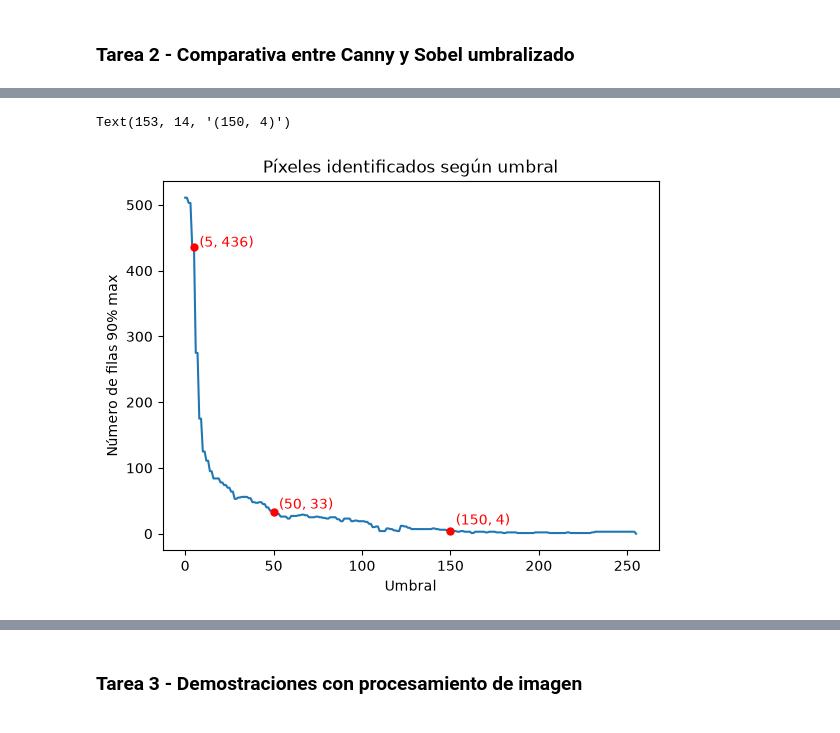
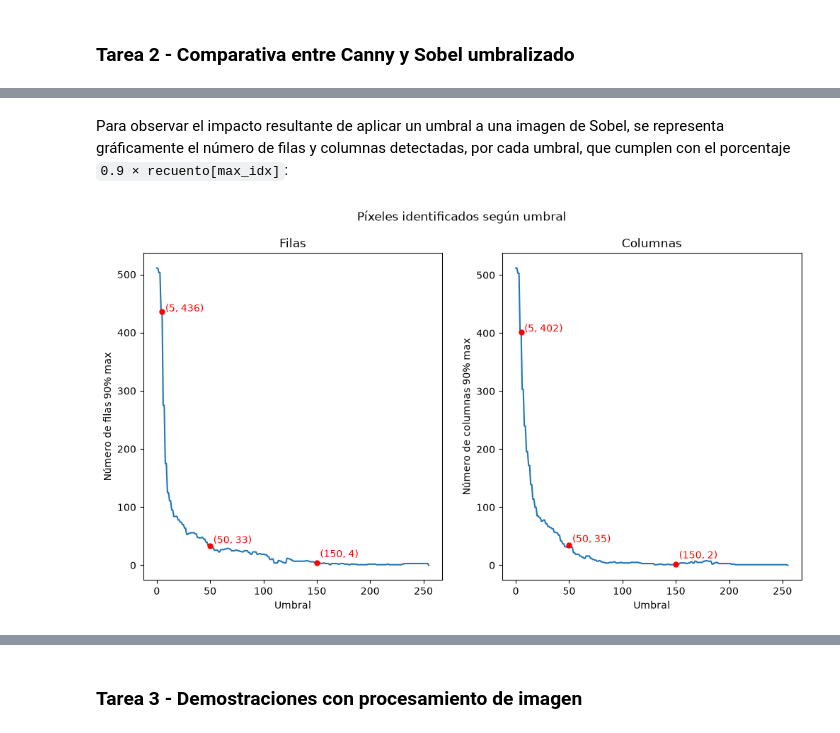
Before and after one commit to alejandra-rs/prac-VC, a Jupyter notebook: prac2/prac2.ipynb, the cells around one changed output, grey strips where cells are left out. Saved outputs shown, nothing was run; the diff lists cells and outputs as text; code cells hidden in the pictures.

```diff
--- a/prac2/prac2.ipynb
+++ b/prac2/prac2.ipynb
@@ -125,22 +135,43 @@ sobel = cv2.add(
 sobel8 = cv2.convertScaleAbs(sobel)
+# %% [markdown]
+Para observar el impacto resultante de aplicar un umbral a una imagen de Sobel, se representa gráficamente el número de filas y columnas detectadas, por cada umbral, que cumplen con el porcentaje `0.9 × recuento[max_idx]`:
+# %%
+def get_n_90max_idx(counts):
+    return len(find_max90_idx(counts, find_max_idx(counts)))
 # %%
-threshold_stats = []
+threshold_row_stats = []
+threshold_col_stats = []
 
 for threshold in range(0, 256):
     threshold_image_rows = row_counts(cv2.threshold(sobel8, threshold, 255, cv2.THRESH_BINARY)[1])
-    threshold_stats.append(len(find_max90_idx(threshold_image_rows, find_max_idx(threshold_image_rows))))
+    threshold_row_stats.append(get_n_90max_idx(threshold_image_rows))
+
+for threshold in range(0, 256):
+    threshold_image_cols = col_counts(cv2.threshold(sobel8, threshold, 255, cv2.THRESH_BINARY)[1])
+    threshold_col_stats.append(get_n_90max_idx(threshold_image_cols))
+# %%
+def plot_threshold_curve(threshold_stats, title, xlabel, ylabel):
+    plt.title(title)
+    plt.xlabel(xlabel)
+    plt.ylabel(ylabel)
+    plt.plot(threshold_stats)
+
+    plt.plot(5, threshold_stats[5], 'o', markersize=5, color='red')
+    plt.annotate(f'(5, {threshold_stats[5]})', xy=(5, threshold_stats[5]), xytext=(8, threshold_stats[5] + 0.5), color='red')
+    plt.plot(50, threshold_stats[50], 'o', markersize=5, color='red')
+    plt.annotate(f'(50, {threshold_stats[50]})', xy=(50, threshold_stats[50]), xytext=(53, threshold_stats[50] + 5), color='red')
+    plt.plot(150, threshold_stats[150], 'o', markersize=5, color='red')
+    plt.annotate(f'(150, {threshold_stats[150]})', xy=(150, threshold_stats[150]), xytext=(153, threshold_stats[150] + 10), color='red')
 # %%
-plt.title('Píxeles identificados según umbral')
-plt.xlabel('Umbral')
-plt.ylabel('Número de filas 90% max')
-plt.plot(threshold_stats)
+plt.figure(figsize=(12, 6))
+plt.suptitle('Píxeles identificados según umbral')
 
-plt.plot(5, threshold_stats[5], 'o', markersize=5, color='red')
-plt.annotate(f'(5, {threshold_stats[5]})', xy=(5, threshold_stats[5]), xytext=(8, threshold_stats[5] + 0.5), color='red')
-plt.plot(50, threshold_stats[50], 'o', markersize=5, color='red')
-plt.annotate(f'(50, {threshold_stats[50]})', xy=(5, threshold_stats[50]), xytext=(53, threshold_stats[50] + 5), color='red')
-plt.plot(150, threshold_stats[150], 'o', markersize=5, color='red')
-plt.annotate(f'(150, {threshold_stats[150]})', xy=(5, threshold_stats[150]), xytext=(153, threshold_stats[150] + 10), color='red')
+plt.subplot(1, 2, 1)
+plot_threshold_curve(threshold_row_stats, 'Filas', 'Umbral', 'Número de filas 90% max')
+
+plt.subplot(1, 2, 2)
+plot_threshold_curve(threshold_col_stats, 'Columnas', 'Umbral', 'Número de columnas 90% max')
+
+plt.show()
 # %% [output]
-Text(153, 14, '(150, 4)')
-[figure, old version]
+[figure, new version]
```
Also changed, not shown: parts of 46 cells of this notebook, 16 other files.
